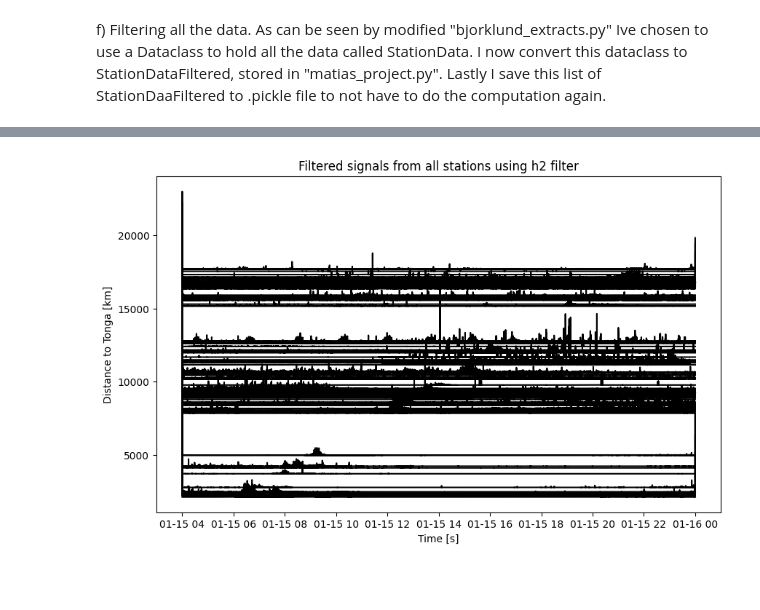
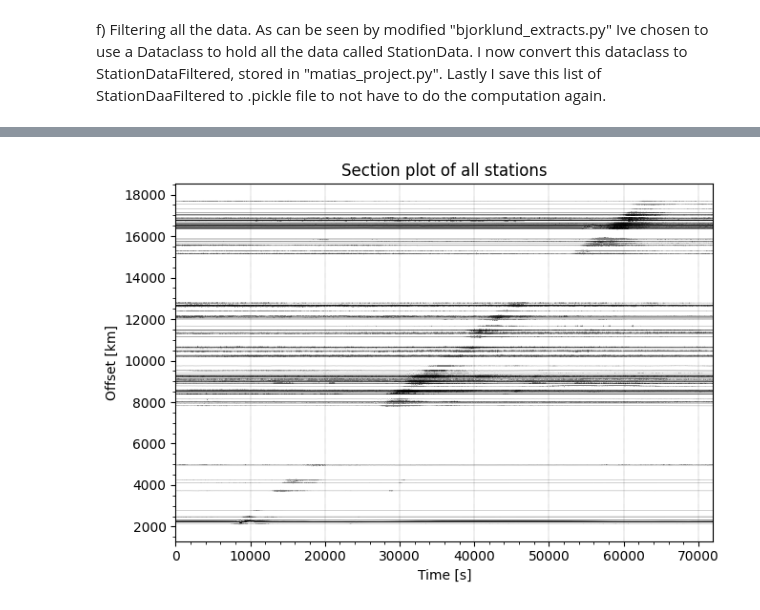
Before and after one commit to matiasgreaker/in3190, a Jupyter notebook: project1/project1.ipynb, the cells around one changed output, grey strips where cells are left out. Cells and saved outputs as stored; diff of their text form; code cells hidden in the pictures; blank space fills up the shorter version.

```diff
--- a/project1/project1.ipynb
+++ b/project1/project1.ipynb
@@ -108,15 +113,12 @@ g) Since all all sample periods are 0.1sec in the data. This gives me a Fs=1/0.1
 # %%
+import matias_project as ma
+import numpy as np
+stream = ma.parse_h5_to_obspy_station_data()
+# Loop over the streams and apply filter h2
+for tr in stream:
+    tr.data = np.convolve(ma.h2, tr.data, mode="same")
 
-fig, ax = plt.subplots(figsize=(10, 6))
-t = sd.get_time_vector()
-for i, sd in enumerate(station_data_filtered):
-    # Im  scaling the data to max min of the shortest distance between to station, this way we never have overlapping data
-    # and we can see all the signals
-    ax.plot(t, 500*np.pow(sd.data_filtered_h2*(1/sd.data_filtered_h2.max()),2) + sd.distance_to_tonga/1000, label=sd.station_name, color='black')
-
-ax.set_xlabel('Time [s]')
-ax.set_ylabel('Distance to Tonga [km]')
-ax.set_title('Filtered signals from all stations using h2 filter')
-plt.show()
+# This code just got so much easier using obspy directly!
+ma.plot_section(stream)
 # %% [output]
-[figure, old version]
+[figure, new version]
```
Also changed, not shown: parts of 1 cell of this notebook, 4 other files.
